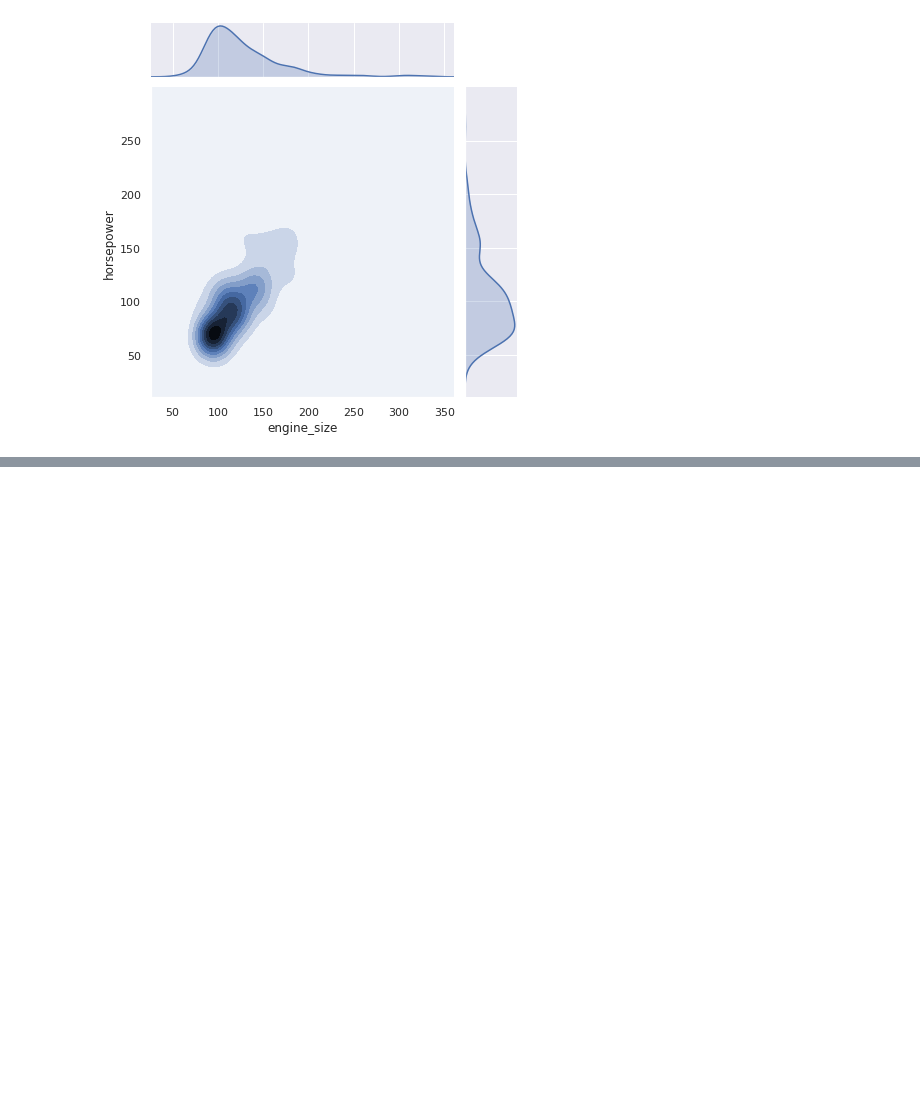
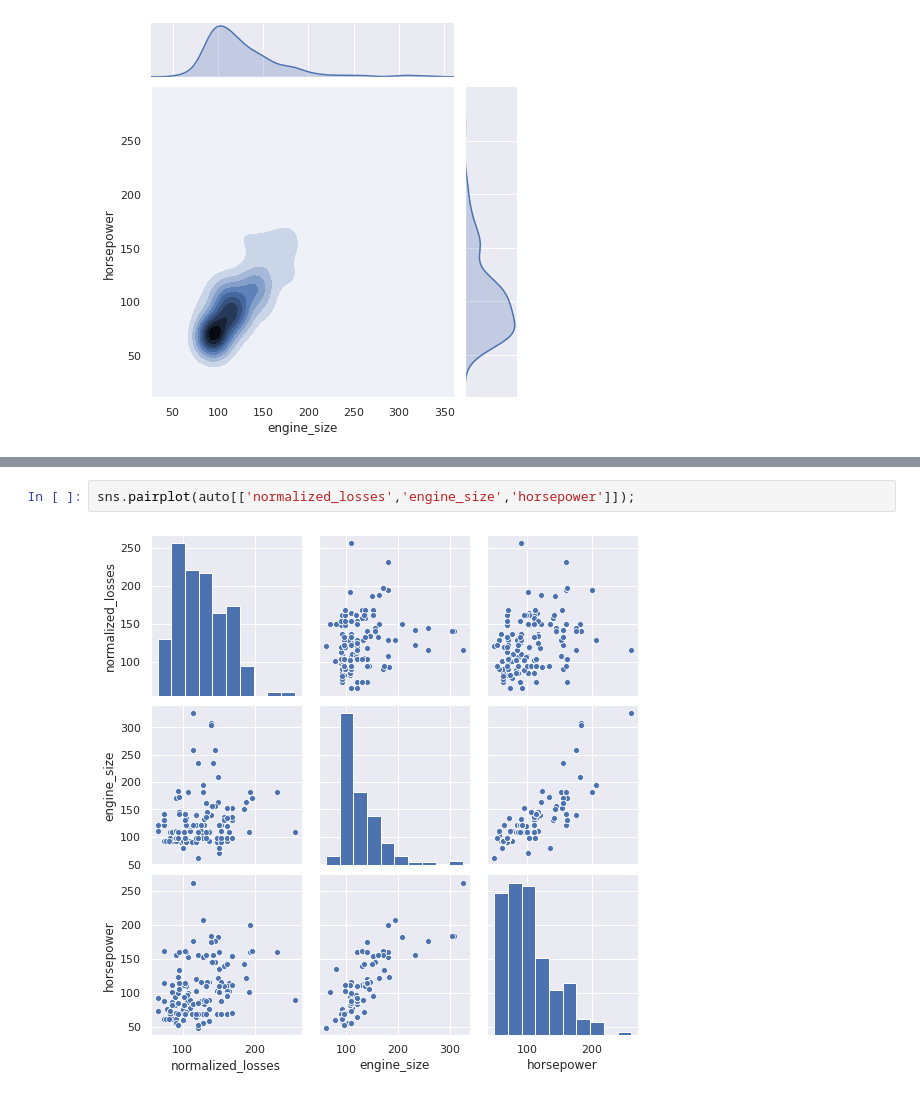
Before and after one commit to Iamsbharti/ML-AI, a Jupyter notebook: visualization/visulaization_p.ipynb, the cells around one changed output, grey strips where cells are left out. Cells and saved outputs as stored; diff of their text form; blank space fills up the shorter version.

Commit message:
visualization pairplot, stripplot :rocket:

```diff
--- a/visualization/visulaization_p.ipynb
+++ b/visualization/visulaization_p.ipynb
@@ -70,0 +76,4 @@ sns.jointplot(auto['engine_size'],auto['horsepower'],kind="kde");
+# %%
+sns.pairplot(auto[['normalized_losses','engine_size','horsepower']]);
+# %% [output]
+[figure, added]
```
Also changed, not shown: parts of 3 cells of this notebook.
